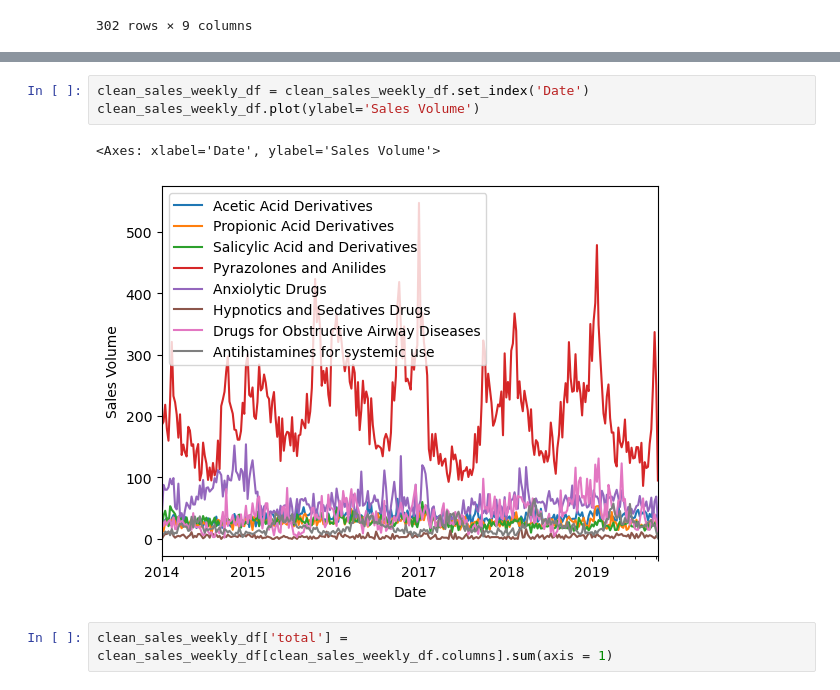
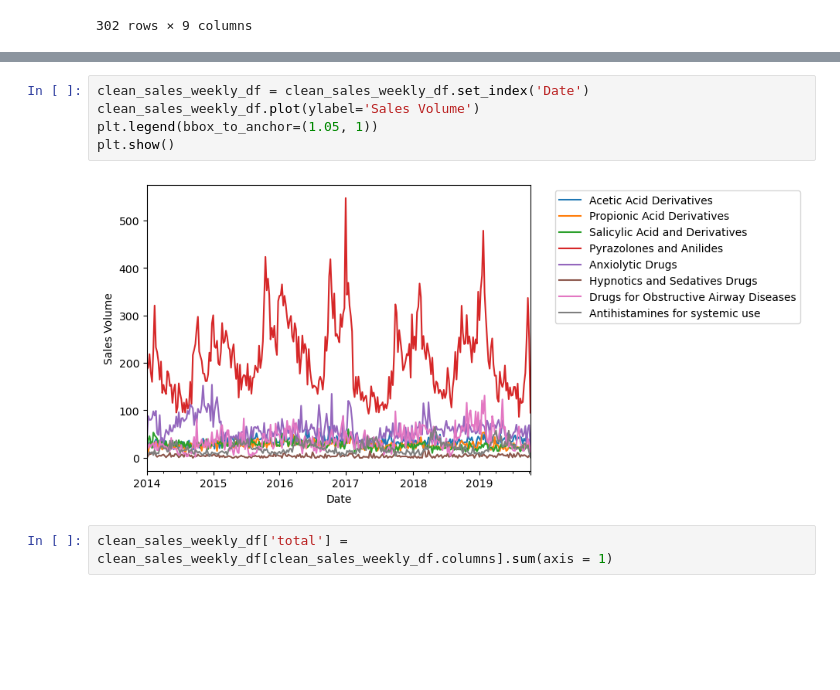
Before and after one commit to Birdfeathers/Project1--Healthcare_Devices, a Jupyter notebook: clean_weekly_sales_data.ipynb, the cells around one changed output, grey strips where cells are left out. Cells and saved outputs as stored; diff of their text form; blank space fills up the shorter version.

Commit message:
adjusted legends

```diff
--- a/clean_weekly_sales_data.ipynb
+++ b/clean_weekly_sales_data.ipynb
@@ -95,9 +96,10 @@ dtype: object
 # %%
 clean_sales_weekly_df = clean_sales_weekly_df.set_index('Date')
 clean_sales_weekly_df.plot(ylabel='Sales Volume')
+plt.legend(bbox_to_anchor=(1.05, 1))
+plt.show()
 # %% [output]
-<Axes: xlabel='Date', ylabel='Sales Volume'>
-[figure, old version]
+[figure, new version]
 # %%
 clean_sales_weekly_df['total'] = clean_sales_weekly_df[clean_sales_weekly_df.columns].sum(axis = 1)
 # %%
```
Also changed, not shown: parts of 1 cell of this notebook, 2 other files.
